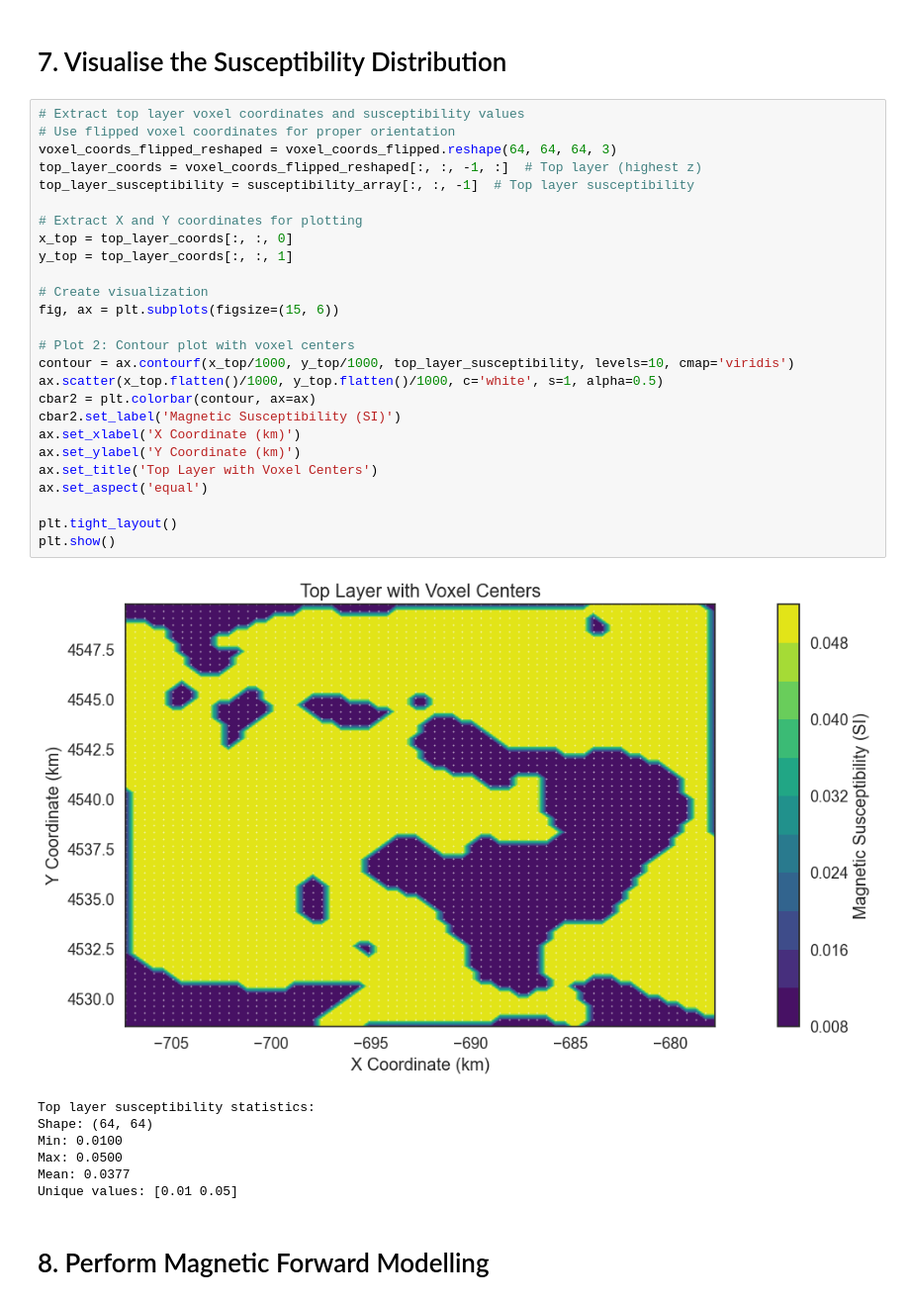
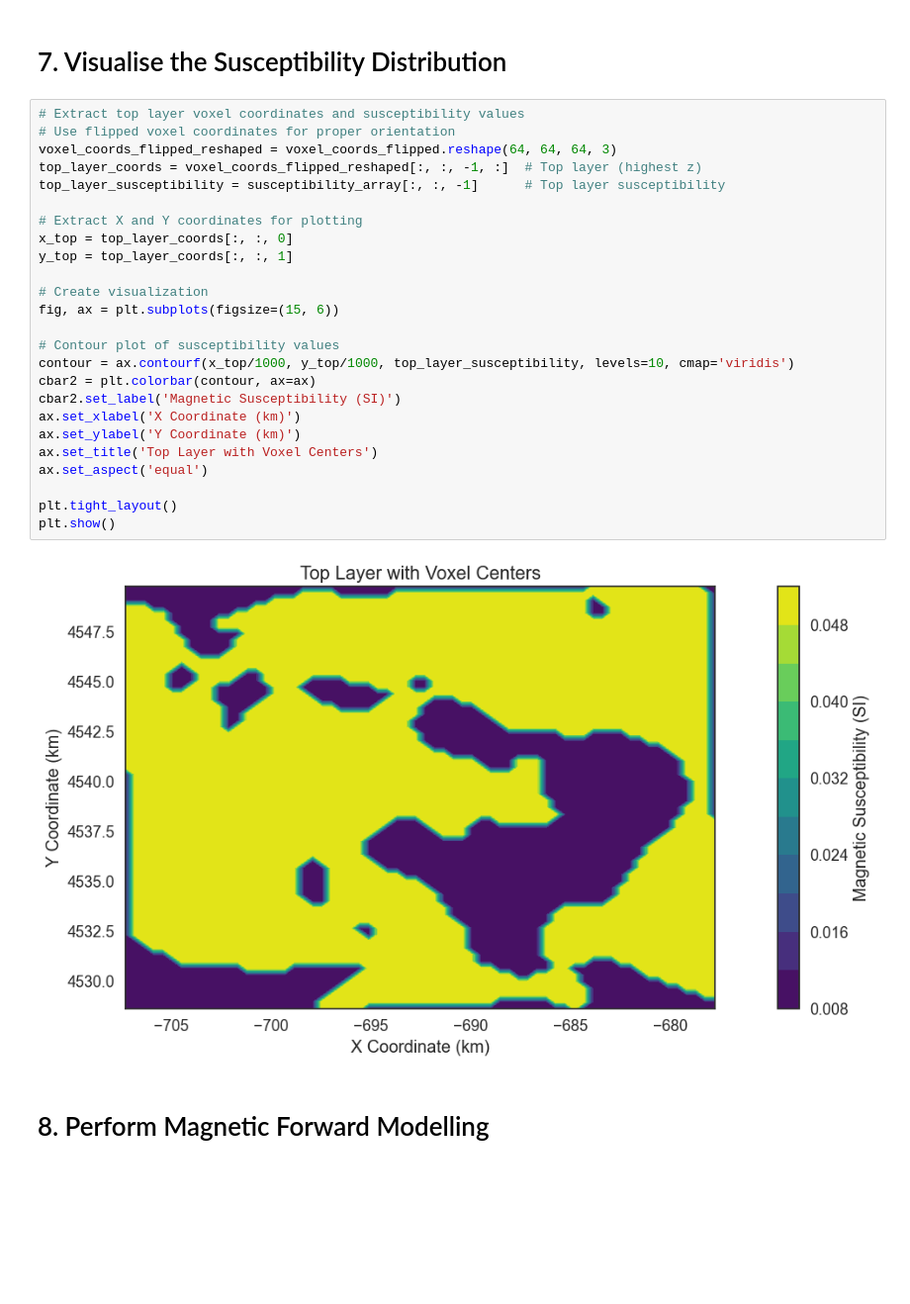
Before and after one commit to terranigma-solutions/Mineye-Terranigma, a Jupyter notebook: GeoModel/Geophysical_Forward_Modelling/forward_modelling_magnetics.ipynb, the cells around one changed output. Shown at 99% size. Drawn from its saved outputs; the diff is of its cells as text; blank space fills up the shorter version.

```diff
--- a/GeoModel/Geophysical_Forward_Modelling/forward_modelling_magnetics.ipynb
+++ b/GeoModel/Geophysical_Forward_Modelling/forward_modelling_magnetics.ipynb
@@ -151,37 +153,30 @@ np.save("your_susceptibility.npy", susceptibility_array)
 # %%
 # Extract top layer voxel coordinates and susceptibility values
 # Use flipped voxel coordinates for proper orientation
 voxel_coords_flipped_reshaped = voxel_coords_flipped.reshape(64, 64, 64, 3)
 top_layer_coords = voxel_coords_flipped_reshaped[:, :, -1, :]  # Top layer (highest z)
-top_layer_susceptibility = susceptibility_array[:, :, -1]  # Top layer susceptibility
+top_layer_susceptibility = susceptibility_array[:, :, -1]      # Top layer susceptibility
 
 # Extract X and Y coordinates for plotting
 x_top = top_layer_coords[:, :, 0]
 y_top = top_layer_coords[:, :, 1]
 
 # Create visualization
 fig, ax = plt.subplots(figsize=(15, 6))
 
-# Plot 2: Contour plot with voxel centers
+# Contour plot of susceptibility values
 contour = ax.contourf(x_top/1000, y_top/1000, top_layer_susceptibility, levels=10, cmap='viridis')
-ax.scatter(x_top.flatten()/1000, y_top.flatten()/1000, c='white', s=1, alpha=0.5)
 cbar2 = plt.colorbar(contour, ax=ax)
 cbar2.set_label('Magnetic Susceptibility (SI)')
 ax.set_xlabel('X Coordinate (km)')
 ax.set_ylabel('Y Coordinate (km)')
 ax.set_title('Top Layer with Voxel Centers')
 ax.set_aspect('equal')
 
 plt.tight_layout()
 plt.show()
 # %% [output]
-[figure, old version]
+[figure, new version]
-Top layer susceptibility statistics:
-Shape: (64, 64)
-Min: 0.0100
-Max: 0.0500
-Mean: 0.0377
-Unique values: [0.01 0.05]
 # %% [markdown]
 # 8. Perform Magnetic Forward Modelling
 # %%
```
Also changed, not shown: parts of 9 cells of this notebook, 25 other files.
